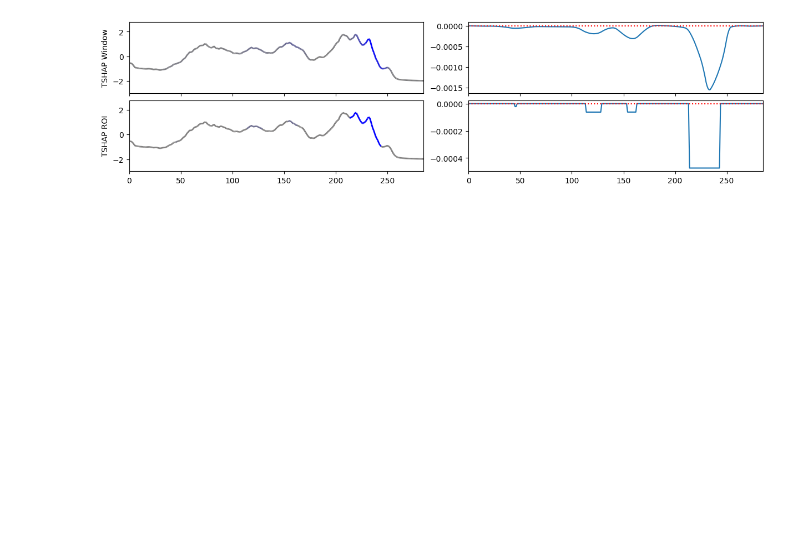
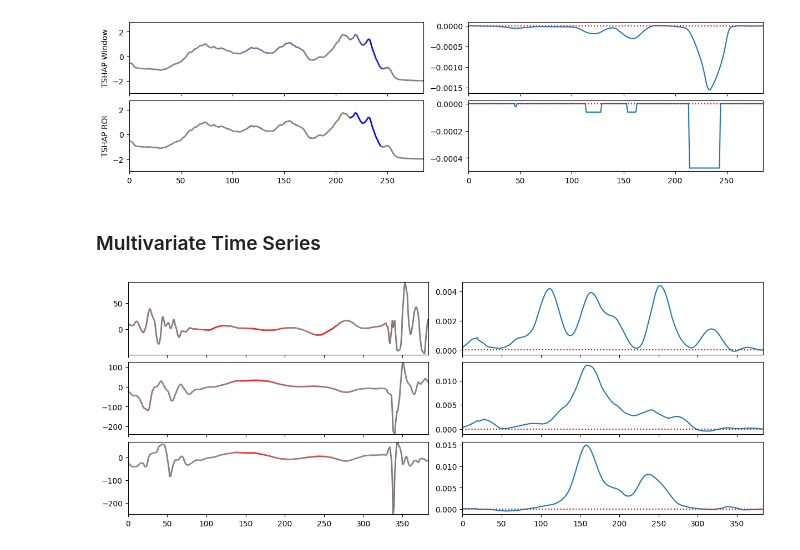
Before and after one commit to mlgig/tshap, a Jupyter notebook: tshap.ipynb, the cells around one changed output. Drawn from its saved outputs; the diff is of its cells as text; code cells hidden in the pictures; blank space fills up the shorter version.

```diff
--- a/tshap.ipynb
+++ b/tshap.ipynb
@@ -61,3 +70,31 @@ attribs = [attr[id,0,:] for attr in [tshap_window_attribs, tshap_roi_attribs]]
 plot_saliency_map_and_attributions(sample,attribs, ['TSHAP Window', 'TSHAP ROI'])
 # %% [output]
 [figure]
+# %% [markdown]
+### Multivariate Time Series
+# %%
+data = np.load('data/CMJ.npy',allow_pickle=True).item()
+X_train = data["train"]["X"]
+y_train = np.array([int(x) for x in data["train"]["y"]])
+
+X_test = data["test"]["X"]
+y_test = np.array([int(x) for x in data["test"]["y"]])
+
+# select 20 random baseline samples from the training set
+baseline_indexes = np.random.choice(X_train.shape[0], size=20, replace=False)
+
+clf = make_pipeline(
+            MiniRocket(random_state=42),
+            StandardScaler(with_mean=False),
+            LogisticRegression(max_iter=1000), # replace the default RidgeCV with LogisticRegression to get the prediction probability
+        ).fit(X_train,y_train)
+# %%
+# explain 2 samples in the test set
+# for multiclass data the explanation target is needed and usually the predicted class
+samples = X_test[100:102]
+predicted_classes = clf.predict(samples)
+tshap_window_attribs, tshap_roi_attribs = TSHAPExplainer().explain(samples, baselines=X_train[baseline_indexes], model=clf, clf_targets= predicted_classes)
+# %%
+plot_multivariate_sample_attributions(samples[0], tshap_window_attribs[0])
+# %% [output]
+[figure, added]
```
Also changed, not shown: parts of 7 cells of this notebook, 3 other files.
